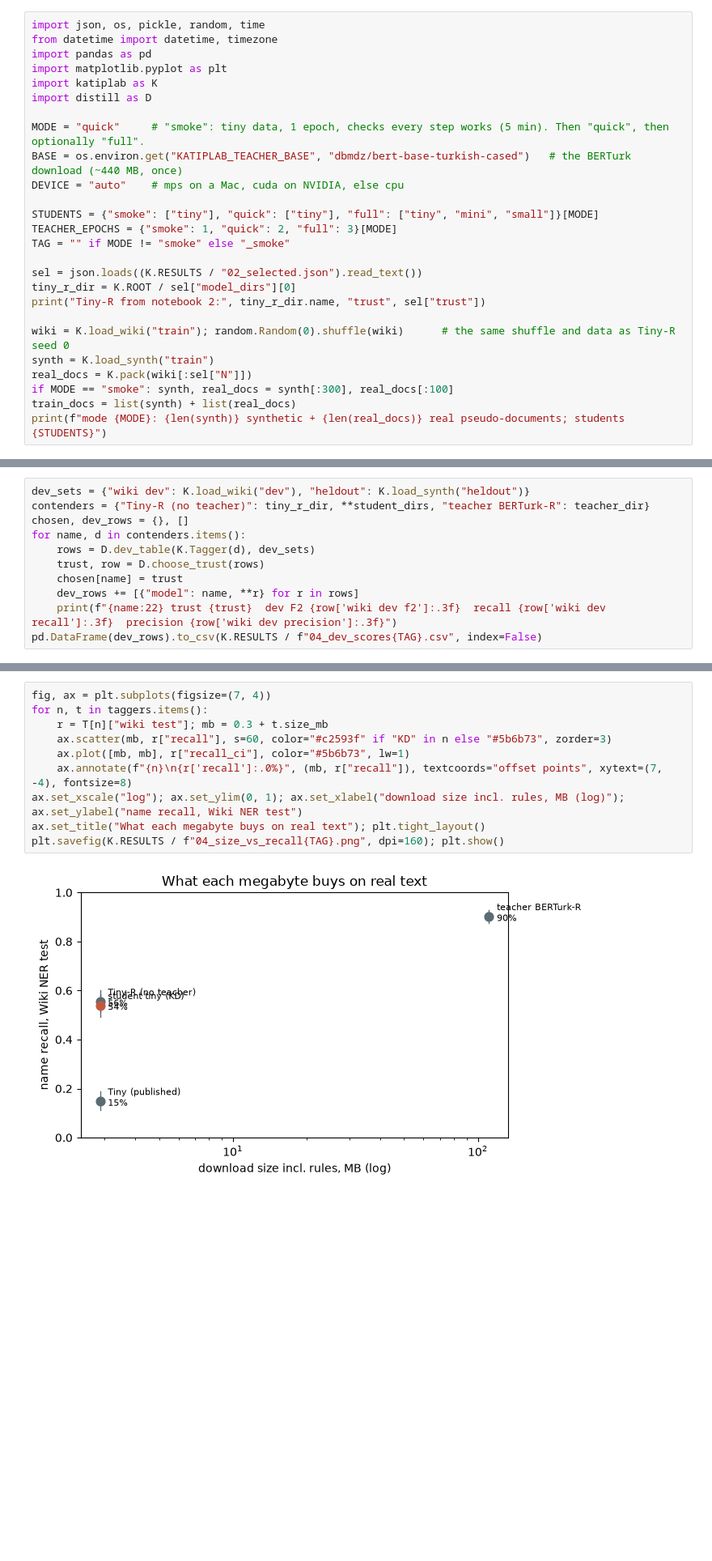
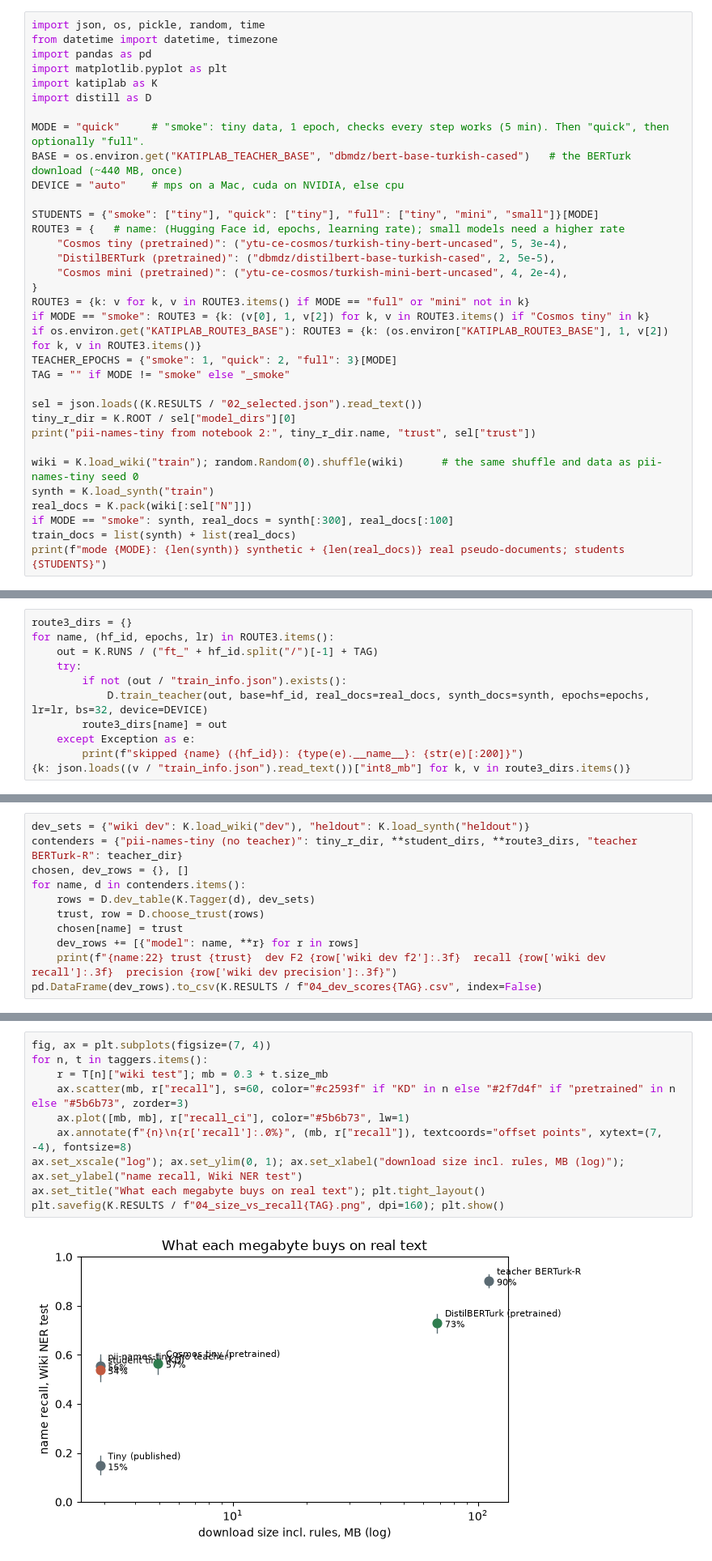
Before and after one commit to fikrifirat/katip, a Jupyter notebook: lab/reference/results-mac/04_distill_berturk_executed.ipynb, the cells around one changed output, grey strips where cells are left out. Shown at 81% size. Drawn from its saved outputs; the diff is of its cells as text; blank space fills up the shorter version.

Commit message:
Lab 04: route 3 results from fikri's Mac (Cosmos tiny, DistilBERTurk)
Co-Authored-By: Claude Opus 5.5 <noreply@anthropic.com>
Claude-Session: https://claude.ai/code/session_016BcCkryDm4AiCdvfBeG1oe

```diff
--- a/lab/reference/results-mac/04_distill_berturk_executed.ipynb
+++ b/lab/reference/results-mac/04_distill_berturk_executed.ipynb
@@ -45,14 +54,22 @@ BASE = os.environ.get("KATIPLAB_TEACHER_BASE", "dbmdz/bert-base-turkish-cased")
 DEVICE = "auto"    # mps on a Mac, cuda on NVIDIA, else cpu
 
 STUDENTS = {"smoke": ["tiny"], "quick": ["tiny"], "full": ["tiny", "mini", "small"]}[MODE]
+ROUTE3 = {   # name: (Hugging Face id, epochs, learning rate); small models need a higher rate
+    "Cosmos tiny (pretrained)": ("ytu-ce-cosmos/turkish-tiny-bert-uncased", 5, 3e-4),
+    "DistilBERTurk (pretrained)": ("dbmdz/distilbert-base-turkish-cased", 2, 5e-5),
+    "Cosmos mini (pretrained)": ("ytu-ce-cosmos/turkish-mini-bert-uncased", 4, 2e-4),
+}
+ROUTE3 = {k: v for k, v in ROUTE3.items() if MODE == "full" or "mini" not in k}
+if MODE == "smoke": ROUTE3 = {k: (v[0], 1, v[2]) for k, v in ROUTE3.items() if "Cosmos tiny" in k}
+if os.environ.get("KATIPLAB_ROUTE3_BASE"): ROUTE3 = {k: (os.environ["KATIPLAB_ROUTE3_BASE"], 1, v[2]) for k, v in ROUTE3.items()}
 TEACHER_EPOCHS = {"smoke": 1, "quick": 2, "full": 3}[MODE]
 TAG = "" if MODE != "smoke" else "_smoke"
 
 sel = json.loads((K.RESULTS / "02_selected.json").read_text())
 tiny_r_dir = K.ROOT / sel["model_dirs"][0]
-print("Tiny-R from notebook 2:", tiny_r_dir.name, "trust", sel["trust"])
+print("pii-names-tiny from notebook 2:", tiny_r_dir.name, "trust", sel["trust"])
 
-wiki = K.load_wiki("train"); random.Random(0).shuffle(wiki)      # the same shuffle and data as Tiny-R seed 0
+wiki = K.load_wiki("train"); random.Random(0).shuffle(wiki)      # the same shuffle and data as pii-names-tiny seed 0
 synth = K.load_synth("train")
 real_docs = K.pack(wiki[:sel["N"]])
 if MODE == "smoke": synth, real_docs = synth[:300], real_docs[:100]
@@ -192,0 +180,11 @@ student tiny: 2,478,211 params · 10246 docs · 10837 windows · KD weight 0.5
+# %%
+route3_dirs = {}
+for name, (hf_id, epochs, lr) in ROUTE3.items():
+    out = K.RUNS / ("ft_" + hf_id.split("/")[-1] + TAG)
+    try:
+        if not (out / "train_info.json").exists():
+            D.train_teacher(out, base=hf_id, real_docs=real_docs, synth_docs=synth, epochs=epochs, lr=lr, bs=32, device=DEVICE)
+        route3_dirs[name] = out
+    except Exception as e:
+        print(f"skipped {name} ({hf_id}): {type(e).__name__}: {str(e)[:200]}")
+{k: json.loads((v / "train_info.json").read_text())["int8_mb"] for k, v in route3_dirs.items()}
@@ -197,6 +252,6 @@ Every model, including the teacher and Tiny-R, gets its trust setting from the s
 # %%
 dev_sets = {"wiki dev": K.load_wiki("dev"), "heldout": K.load_synth("heldout")}
-contenders = {"Tiny-R (no teacher)": tiny_r_dir, **student_dirs, "teacher BERTurk-R": teacher_dir}
+contenders = {"pii-names-tiny (no teacher)": tiny_r_dir, **student_dirs, **route3_dirs, "teacher BERTurk-R": teacher_dir}
 chosen, dev_rows = {}, []
 for name, d in contenders.items():
     rows = D.dev_table(K.Tagger(d), dev_sets)
@@ -252,15 +311,15 @@ PASS  D4 int8 <= 3.0 MB              2.57 MB
 # %%
 fig, ax = plt.subplots(figsize=(7, 4))
 for n, t in taggers.items():
     r = T[n]["wiki test"]; mb = 0.3 + t.size_mb
-    ax.scatter(mb, r["recall"], s=60, color="#c2593f" if "KD" in n else "#5b6b73", zorder=3)
+    ax.scatter(mb, r["recall"], s=60, color="#c2593f" if "KD" in n else "#2f7d4f" if "pretrained" in n else "#5b6b73", zorder=3)
     ax.plot([mb, mb], r["recall_ci"], color="#5b6b73", lw=1)
     ax.annotate(f"{n}\n{r['recall']:.0%}", (mb, r["recall"]), textcoords="offset points", xytext=(7, -4), fontsize=8)
 ax.set_xscale("log"); ax.set_ylim(0, 1); ax.set_xlabel("download size incl. rules, MB (log)"); ax.set_ylabel("name recall, Wiki NER test")
 ax.set_title("What each megabyte buys on real text"); plt.tight_layout()
 plt.savefig(K.RESULTS / f"04_size_vs_recall{TAG}.png", dpi=160); plt.show()
 # %% [output]
-[figure, old version]
+[figure, new version]
 # %%
 best_student = "student tiny (KD)"
 (K.RESULTS / f"04_student{TAG}.json").write_text(json.dumps({"dir": str(student_dirs[best_student].relative_to(K.ROOT)), "trust": chosen[best_student]}, indent=1))
```
Also changed, not shown: parts of 16 cells of this notebook, 5 other files.
